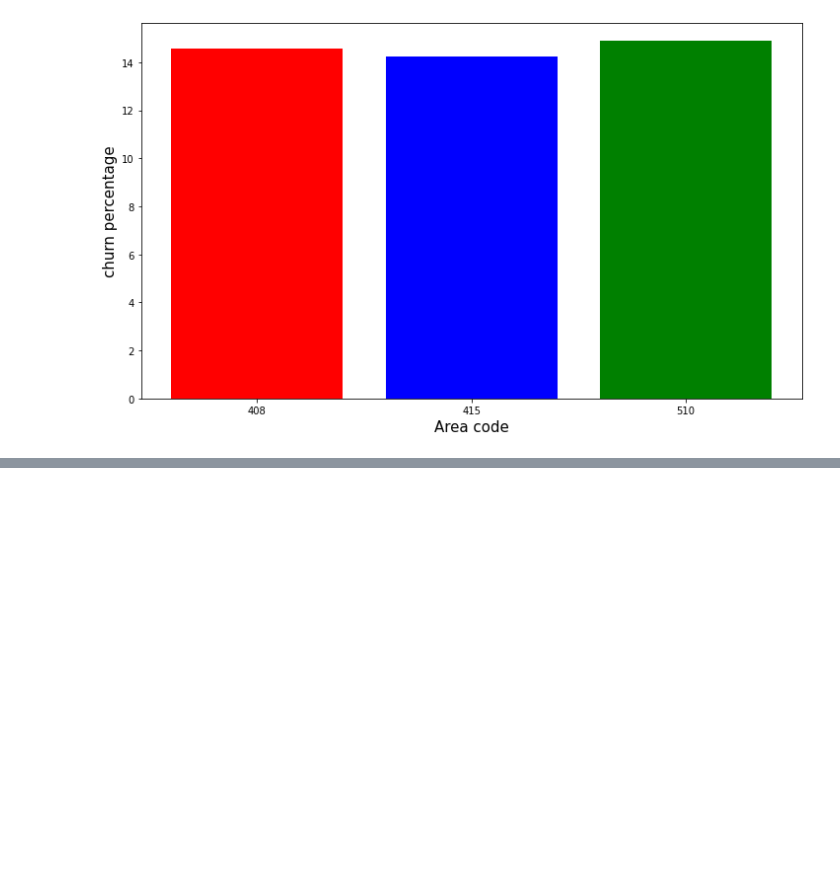
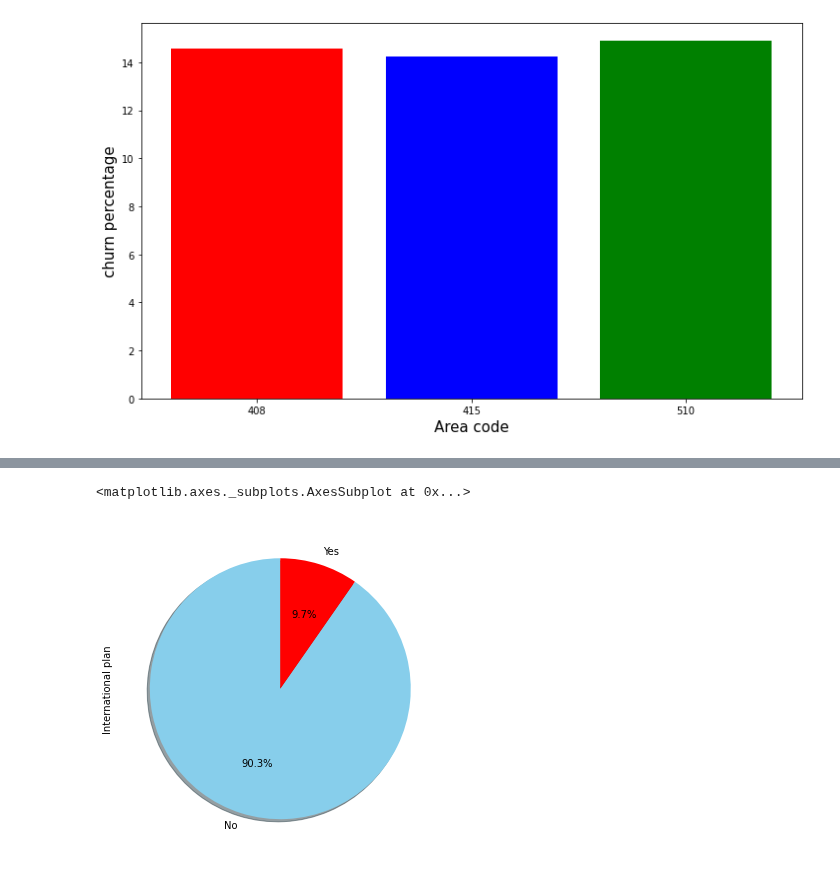
Before and after one commit to Creatrohit9/tele_churn-ANALYSIS, a Jupyter notebook: rohit_bhadauriya_EDA_2Telecom_Churn_Analysis_Capstone_Project.ipynb, the cells around one changed output, grey strips where cells are left out. Saved outputs shown, nothing was run; the diff lists cells and outputs as text; code cells hidden in the pictures; blank space fills up the shorter version.

```diff
--- a/rohit_bhadauriya_EDA_2Telecom_Churn_Analysis_Capstone_Project.ipynb
+++ b/rohit_bhadauriya_EDA_2Telecom_Churn_Analysis_Capstone_Project.ipynb
@@ -383,0 +409,13 @@ plt.show()
+# %%
+tele_df['International plan'].value_counts().plot(kind='pie',
+                              figsize=(15,6),
+                               autopct="%1.1f%%",
+                               startangle=90,
+                               shadow=True,
+                               labels=['No','Yes'],
+                               colors=['skyblue','red'],
+                               explode=[0,0]
+                              )
+# %% [output]
+<matplotlib.axes._subplots.AxesSubplot at 0x...>
+[figure, added]
```
Also changed, not shown: parts of 5 cells of this notebook.
